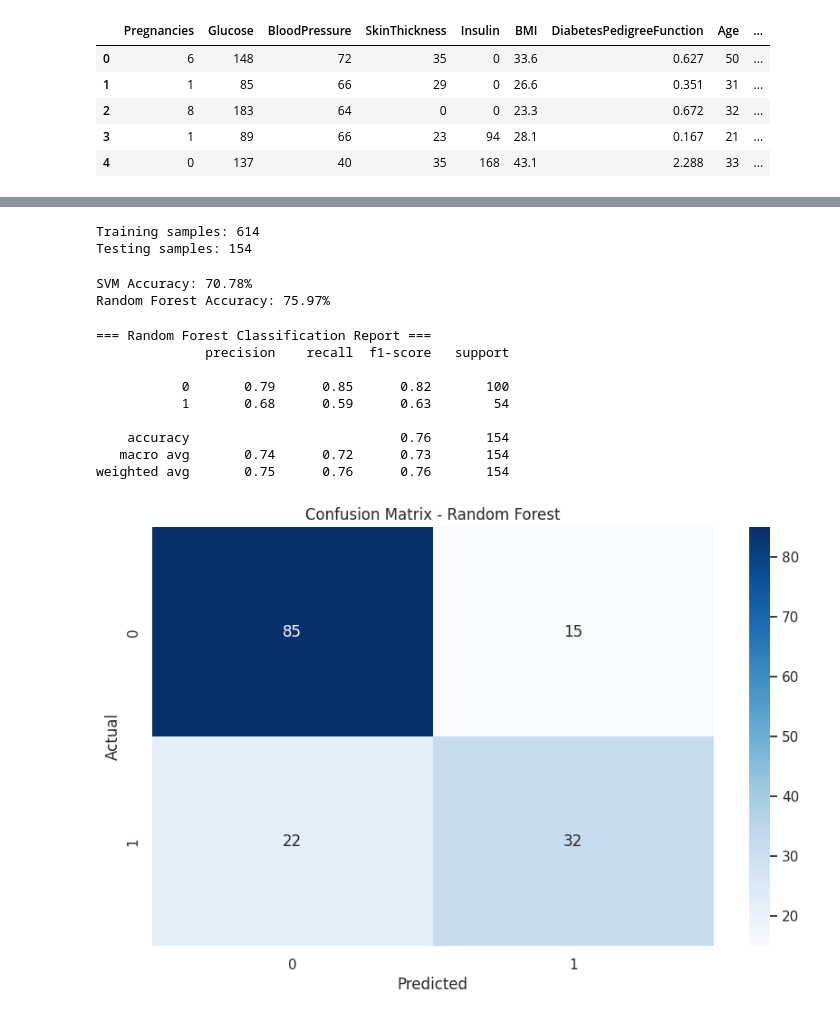
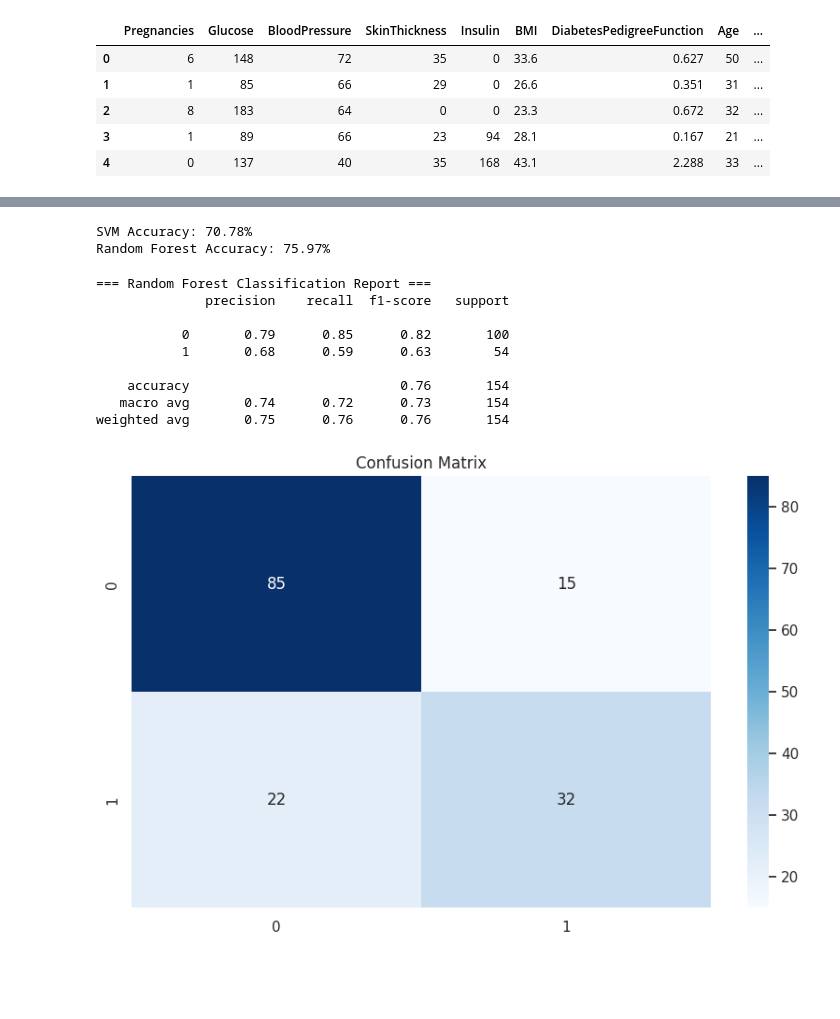
Before and after one commit to VISHAL-1-3/Diabetes-Prediction, a Jupyter notebook: Diabetes_Prediction.ipynb, the cells around one changed output, grey strips where cells are left out. Drawn from its saved outputs; the diff is of its cells as text; code cells hidden in the pictures; blank space fills up the shorter version.

```diff
--- a/Diabetes_Prediction.ipynb
+++ b/Diabetes_Prediction.ipynb
@@ -118,15 +101,7 @@ After imputation - No more zeros in critical columns!
 # %%
 X = diabetes_dataset.drop('Outcome', axis=1)
 y = diabetes_dataset['Outcome']
-
 scaler = StandardScaler()
 X_scaled = scaler.fit_transform(X)
-
 X_train, X_test, y_train, y_test = train_test_split(X_scaled, y, test_size=0.2, stratify=y, random_state=42)
-
-print("Training samples:", X_train.shape[0])
-print("Testing samples:", X_test.shape[0])
-# %% [output]
-Training samples: 614
-Testing samples: 154
 # %%
@@ -150,24 +123,20 @@ Random Forest Accuracy: 75.97%
 # %%
 print("=== Random Forest Classification Report ===")
 print(classification_report(y_test, rf_pred))
 
-# Confusion Matrix Heatmap
 cm = confusion_matrix(y_test, rf_pred)
-plt.figure()
 sns.heatmap(cm, annot=True, fmt='d', cmap='Blues')
-plt.title('Confusion Matrix - Random Forest')
-plt.xlabel('Predicted')
-plt.ylabel('Actual')
+plt.title('Confusion Matrix')
 plt.show()
 # %% [output]
 === Random Forest Classification Report ===
               precision    recall  f1-score   support
 
            0       0.79      0.85      0.82       100
            1       0.68      0.59      0.63        54
 
     accuracy                           0.76       154
    macro avg       0.74      0.72      0.73       154
 weighted avg       0.75      0.76      0.76       154
-[figure, old version]
+[figure, new version]
 # %%
```
Also changed, not shown: parts of 10 cells of this notebook.
